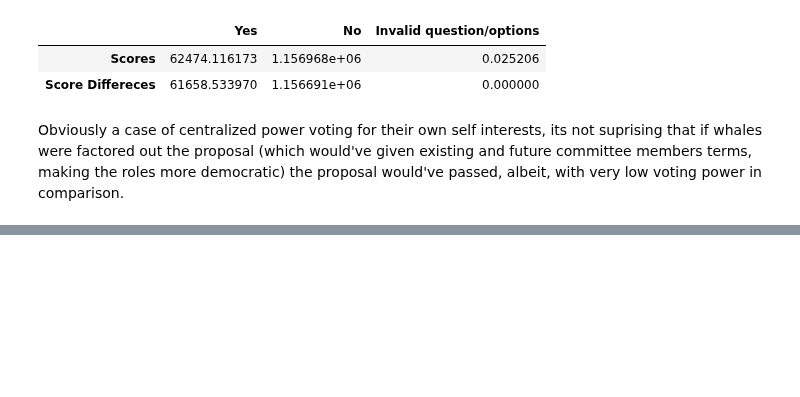
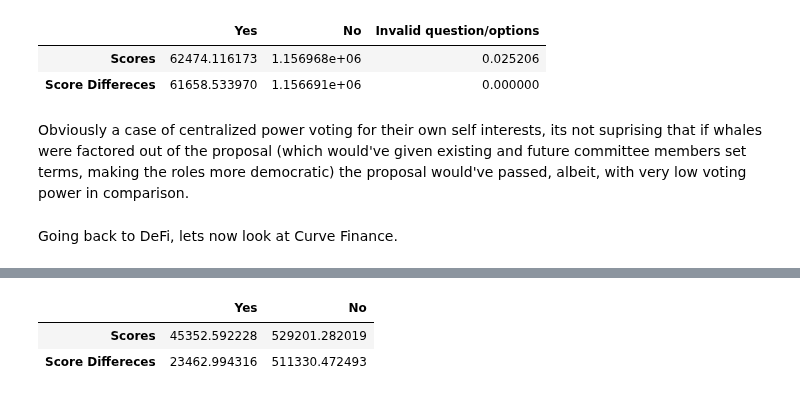
Before and after one commit to acemasterjb/gov_analysis, a Jupyter notebook: book/plutocracy_report.ipynb, the cells around one changed output, grey strips where cells are left out. Drawn from its saved outputs; the diff is of its cells as text; code cells hidden in the pictures; blank space fills up the shorter version.

Commit message:
:memo: Update curve results

```diff
--- a/book/plutocracy_report.ipynb
+++ b/book/plutocracy_report.ipynb
@@ -294,7 +294,9 @@ pd.DataFrame(
 | Scores | 62474.116173 | 1.156968e+06 | 0.025206 |
 | Score Differeces | 61658.533970 | 1.156691e+06 | 0.000000 |
 # %% [markdown]
-Obviously a case of centralized power voting for their own self interests, its not suprising that if whales were factored out the proposal (which would've given existing and future committee members terms, making the roles more democratic) the proposal would've passed, albeit, with very low voting power in comparison.
+Obviously a case of centralized power voting for their own self interests, its not suprising that if whales were factored out of the proposal (which would've given existing and future committee members set terms, making the roles more democratic) the proposal would've passed, albeit, with very low voting power in comparison.
+# %% [markdown]
+Going back to DeFi, lets now look at Curve Finance.
 # %%
 score_diffrences_dfs["Curve Finance"]
 # %% [output]
@@ -304,6 +306,19 @@ score_diffrences_dfs["Curve Finance"]
 | 0x43c689ef6b7b1772abc033cd87b7caa... | single-choice | ['Do Nothing', '2Pool + current 3... | [0.0, 559204.7021513436, 2510541.... | 4272657.271177988 | False | 2Pool + current 3Pool + 4Pool |
 | 0xa11d4d1800b91746afe8ead922eb1d3... | single-choice | ['Yes', 'No'] | [26054297.07744241, 0] | 26097304.209488451 | False | Yes |
 | 0x026a69e5c9780479332d88fa9779a3c... | single-choice | ['yes', 'no'] | [1891.6266956075615, 0] | 6893.077810757 | False | yes |
+# %%
+propsal_choices = plutocracy_report_data['Curve Finance'][plutocracy_report_data['Curve Finance']['proposal_id'] == '0x0eb23ea0b877666ad3ddcd0d7da0114acdfe5ae6390b5628b7509f4338022db5'].iloc[0]['proposal_choices']
+proposal_score_diffrences = score_diffrences_dfs["Curve Finance"].loc["0x0eb23ea0b877666ad3ddcd0d7da0114acdfe5ae6390b5628b7509f4338022db5"]["score_diffrences"]
+proposal_scores = plutocracy_report_data['Curve Finance'][plutocracy_report_data['Curve Finance']['proposal_id'] == '0x0eb23ea0b877666ad3ddcd0d7da0114acdfe5ae6390b5628b7509f4338022db5'].iloc[0]['proposal_scores']
+
+pd.DataFrame(
+    {choice: [score, score_diff] for choice, score, score_diff in zip(eval(propsal_choices), eval(proposal_scores), proposal_score_diffrences)},
+    index=["Scores", "Score Differeces"],
+)
+# %% [output]
+|  | Yes | No |
+| Scores | 45352.592228 | 529201.282019 |
+| Score Differeces | 23462.994316 | 511330.472493 |
 # %%
 score_diffrences_dfs["Radicle"]
 # %% [output]
```
